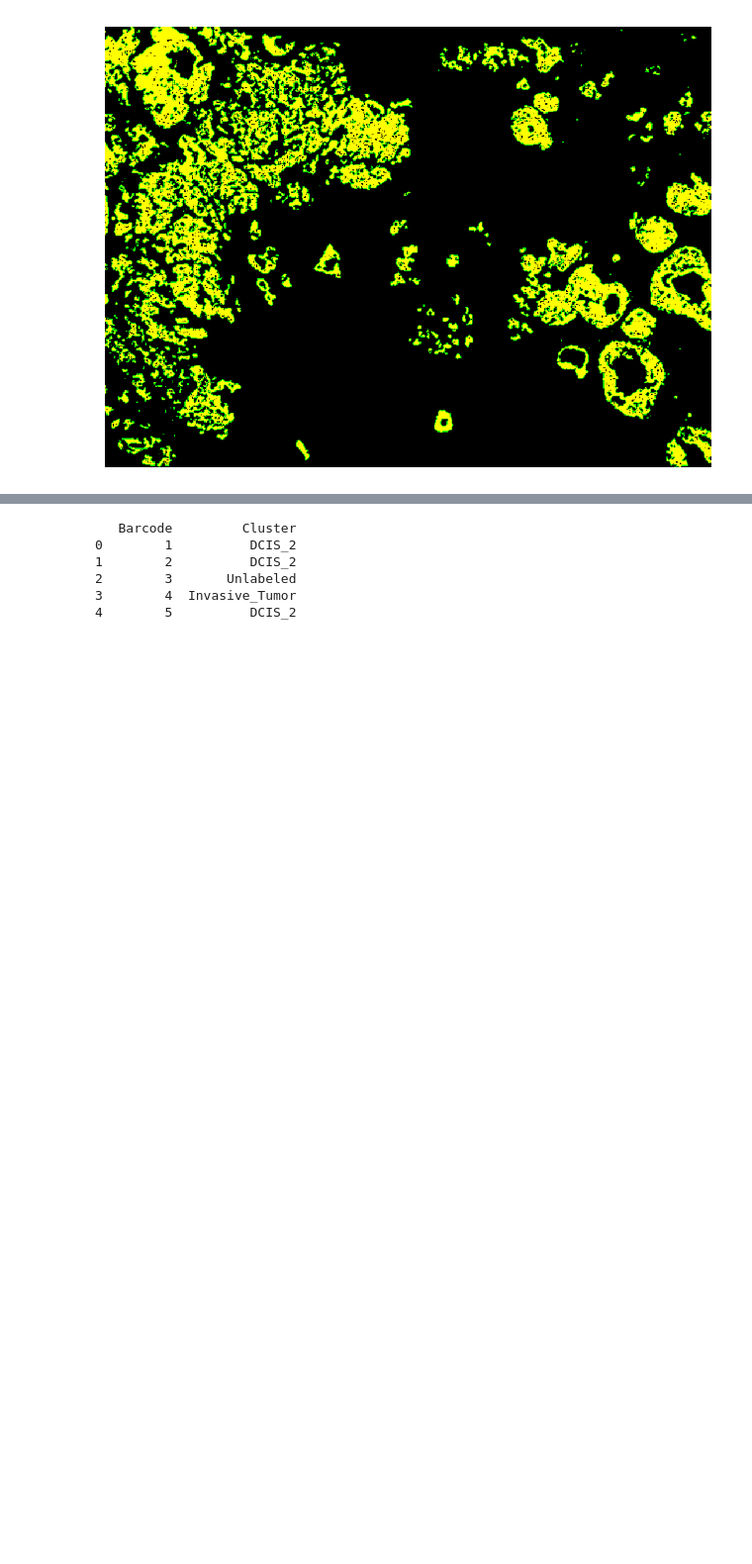
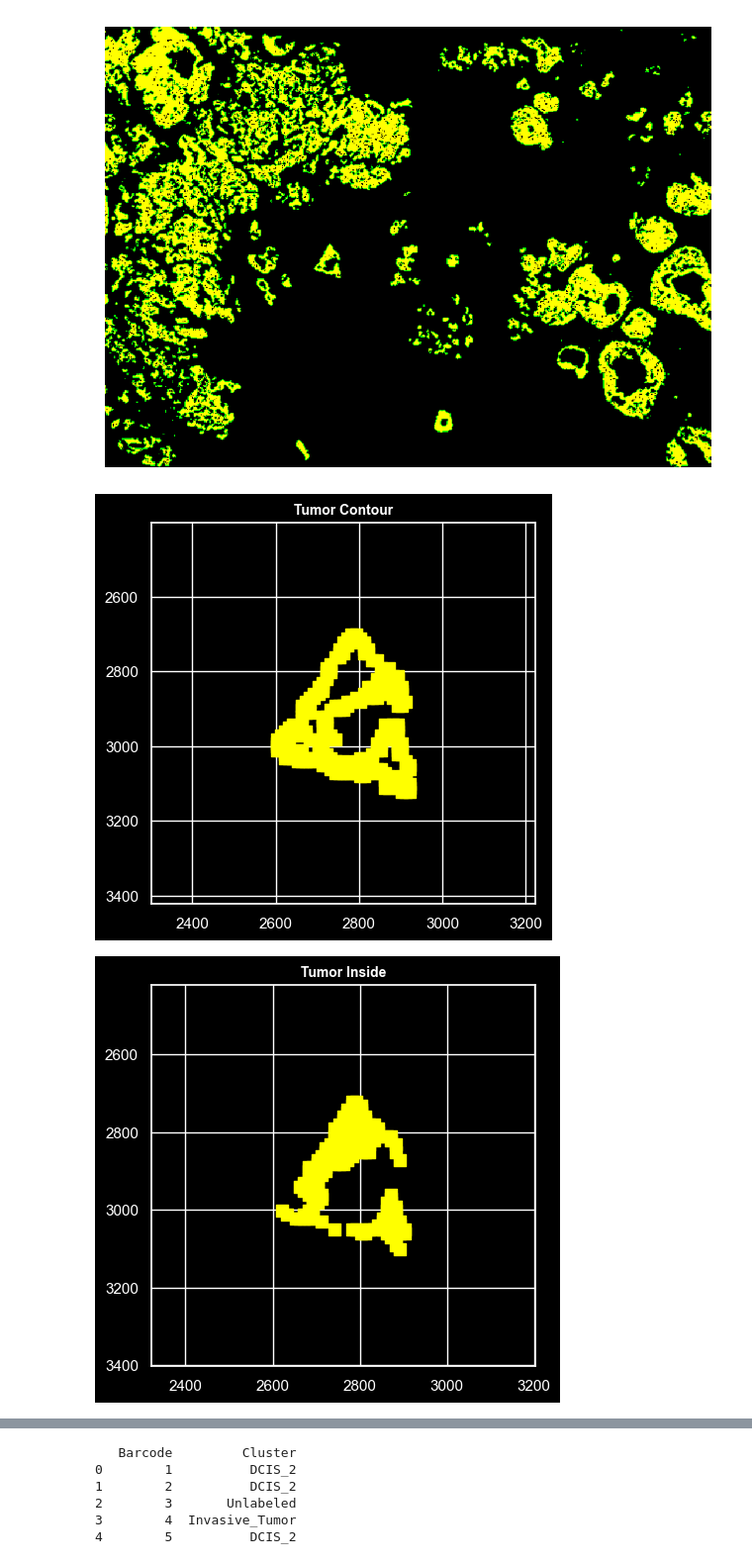
Before and after one commit to RyosukeNomural/SpatialCompassV, a Jupyter notebook: docs/tutorials/cell_analysis/test_2.ipynb, the cells around one changed output, grey strips where cells are left out. Shown at 99% size. Drawn from its saved outputs; the diff is of its cells as text; code cells hidden in the pictures; blank space fills up the shorter version.

```diff
--- a/docs/tutorials/cell_analysis/test_2.ipynb
+++ b/docs/tutorials/cell_analysis/test_2.ipynb
@@ -99,7 +98,10 @@ subset_grid, filtered_shortest, xy_list = extract_roi(
 # %%
 g_x_cont, g_y_cont, g_x_inside, g_y_inside = contour_regions(
     filtered_shortest, adata,
     min_x=0, max_x=4000, min_y=0, max_y=4000,
     out_dir_base="./roi_plots",
-    show=False,
+    show=True,
 )
+# %% [output]
+[figure, added]
+[figure, added]
```
Also changed, not shown: parts of 4 cells of this notebook, 11 other files.
